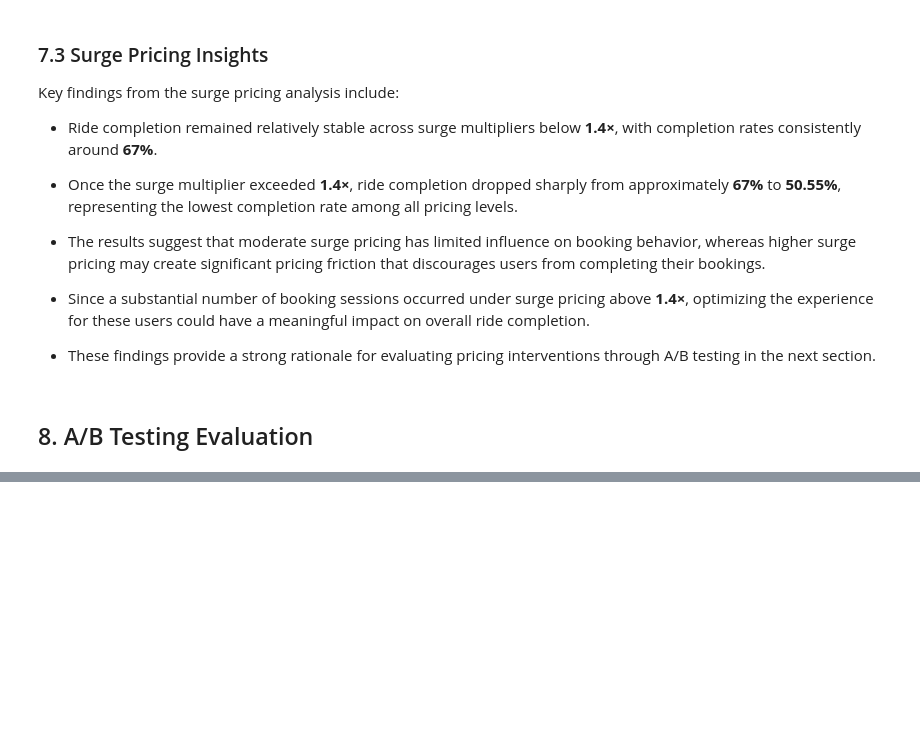
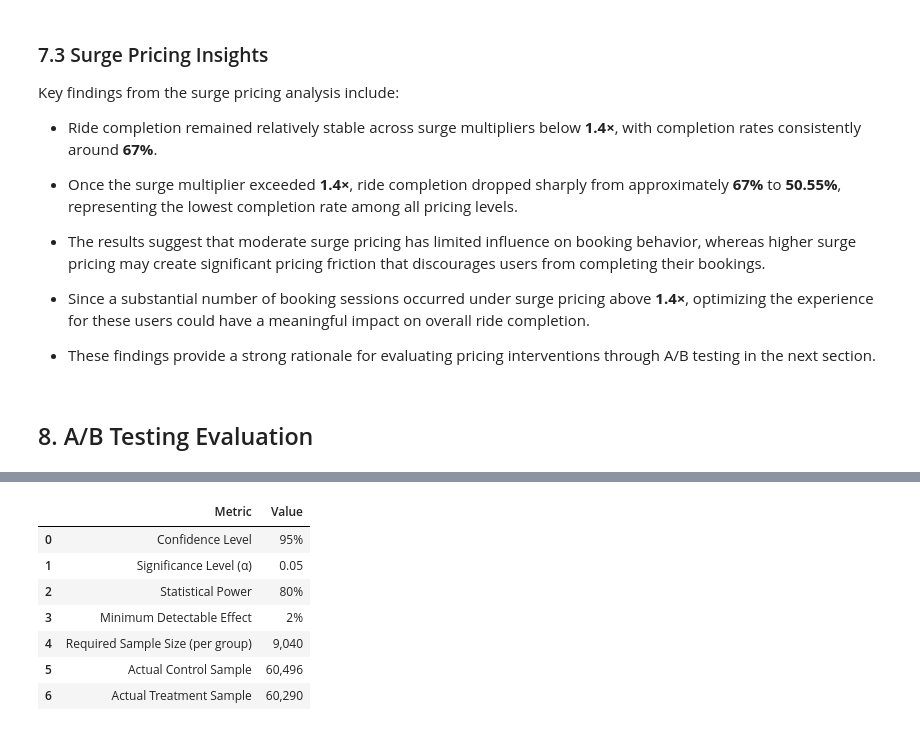
Before and after one commit to trihanda/mobility-product-funnel-analysis, a Jupyter notebook: notebooks/funnel_analysis.ipynb, the cells around one changed output, grey strips where cells are left out. Saved outputs shown, nothing was run; the diff lists cells and outputs as text; code cells hidden in the pictures; blank space fills up the shorter version.

```diff
--- a/notebooks/funnel_analysis.ipynb
+++ b/notebooks/funnel_analysis.ipynb
@@ -787,0 +849,62 @@ Key findings from the surge pricing analysis include:
+# %%
+# Statistical Settings
+
+alpha = 0.05
+power = 0.80
+
+baseline_rate = 0.63
+mde = 0.02
+
+effect_size = proportion_effectsize(
+    baseline_rate,
+    baseline_rate + mde
+)
+
+analysis = NormalIndPower()
+
+required_sample = analysis.solve_power(
+    effect_size=effect_size,
+    alpha=alpha,
+    power=power,
+    alternative="two-sided"
+)
+
+actual_control = (
+    experiments_df["variant"] == "Control"
+).sum()
+
+actual_treatment = (
+    experiments_df["variant"] == "Treatment"
+).sum()
+
+sample_summary = pd.DataFrame({
+    "Metric": [
+        "Confidence Level",
+        "Significance Level (α)",
+        "Statistical Power",
+        "Minimum Detectable Effect",
+        "Required Sample Size (per group)",
+        "Actual Control Sample",
+        "Actual Treatment Sample"
+    ],
+    "Value": [
+        "95%",
+        "0.05",
+        "80%",
+        "2%",
+        f"{required_sample:,.0f}",
+        f"{actual_control:,}",
+        f"{actual_treatment:,}"
+    ]
+})
+
+sample_summary
+# %% [output]
+|  | Metric | Value |
+| 0 | Confidence Level | 95% |
+| 1 | Significance Level (α) | 0.05 |
+| 2 | Statistical Power | 80% |
+| 3 | Minimum Detectable Effect | 2% |
+| 4 | Required Sample Size (per group) | 9,040 |
+| 5 | Actual Control Sample | 60,496 |
+| 6 | Actual Treatment Sample | 60,290 |
```
Also changed, not shown: parts of 12 cells of this notebook, 1 other file.
